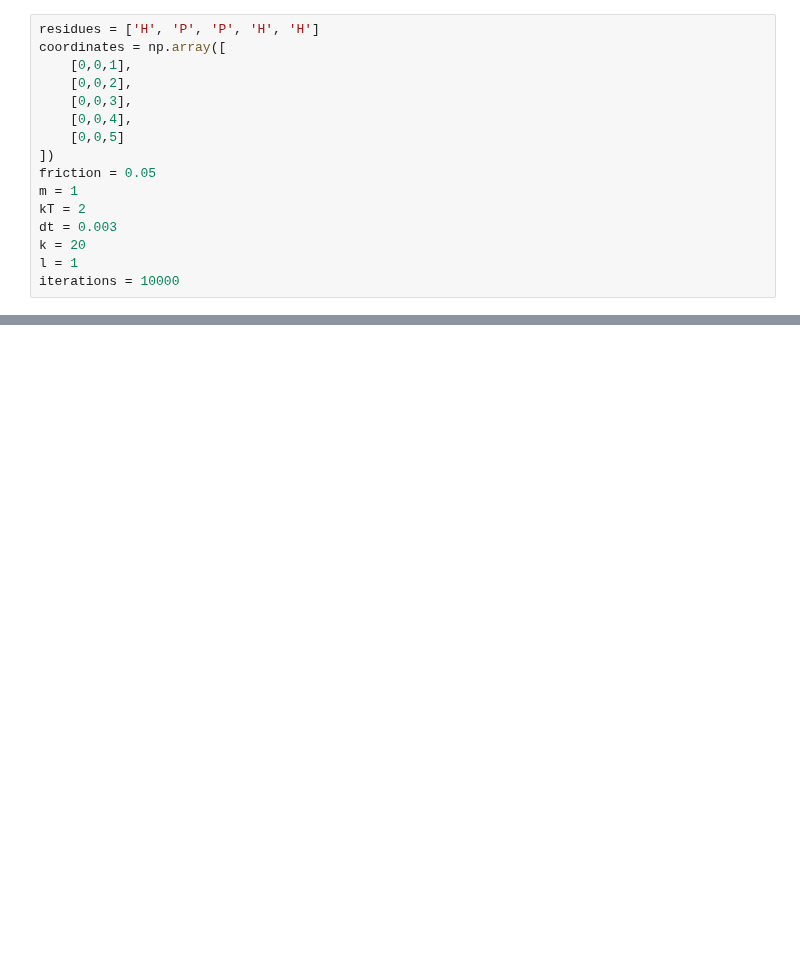
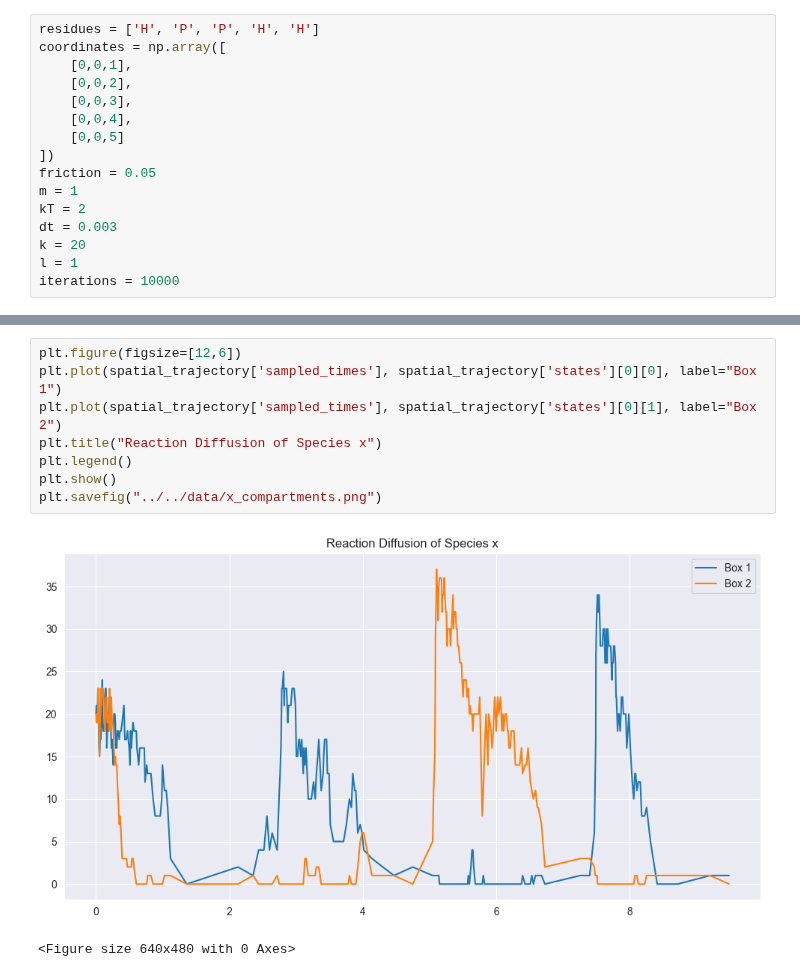
Before and after one commit to JooshK/ModelingTheLivingCell, a Jupyter notebook: scripts/PS5/main.ipynb, the cells around one changed output, grey strips where cells are left out. Drawn from its saved outputs; the diff is of its cells as text; blank space fills up the shorter version.

```diff
--- a/scripts/PS5/main.ipynb
+++ b/scripts/PS5/main.ipynb
@@ -58,0 +151,11 @@ Kinetic:  8.477691362719415
+# %%
+plt.figure(figsize=[12,6])
+plt.plot(spatial_trajectory['sampled_times'], spatial_trajectory['states'][0][0], label="Box 1")
+plt.plot(spatial_trajectory['sampled_times'], spatial_trajectory['states'][0][1], label="Box 2")
+plt.title("Reaction Diffusion of Species x")
+plt.legend()
+plt.show()
+plt.savefig("../../data/x_compartments.png")
+# %% [output]
+[figure, added]
+<Figure size 640x480 with 0 Axes>
```
Also changed, not shown: parts of 11 cells of this notebook, 6 other files.
